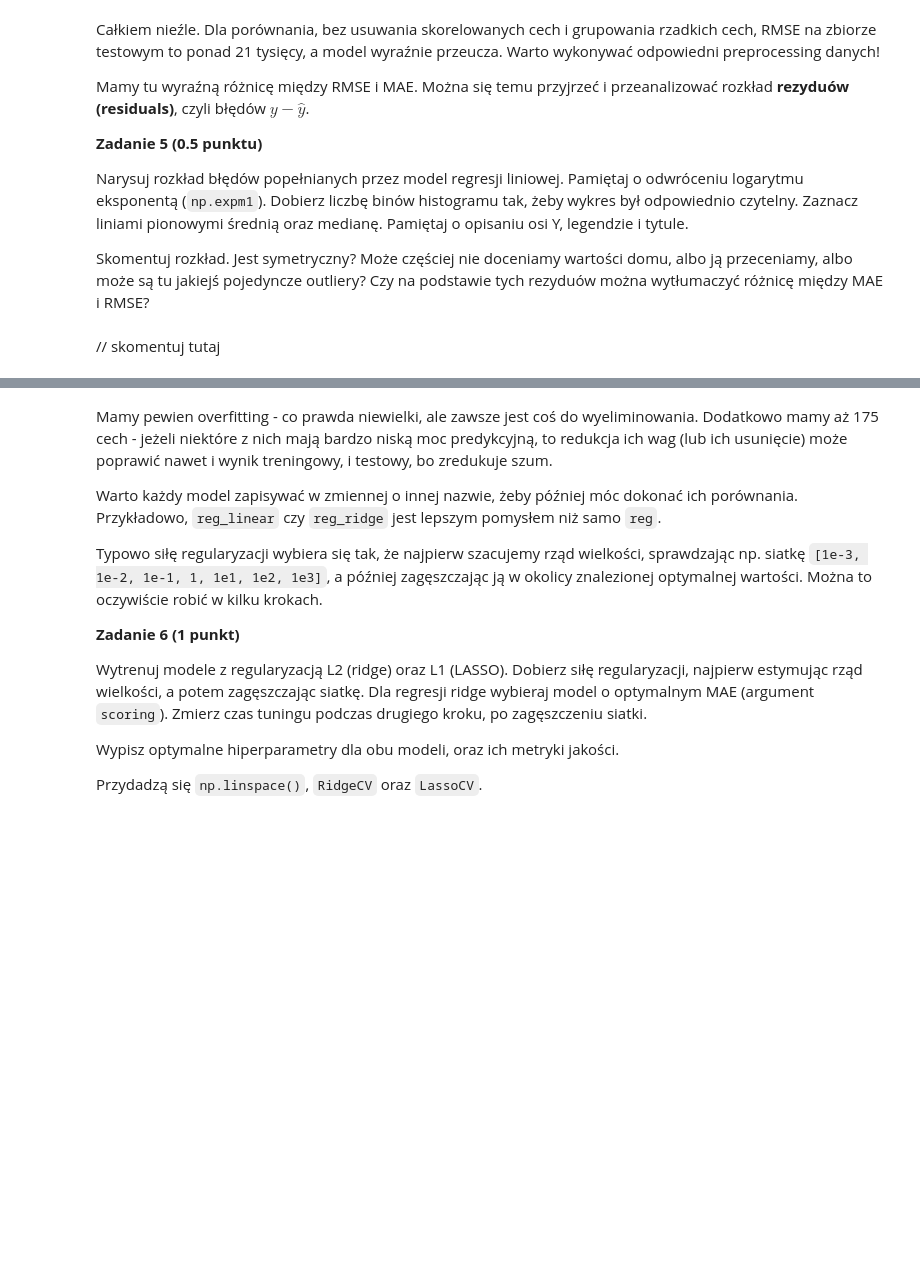
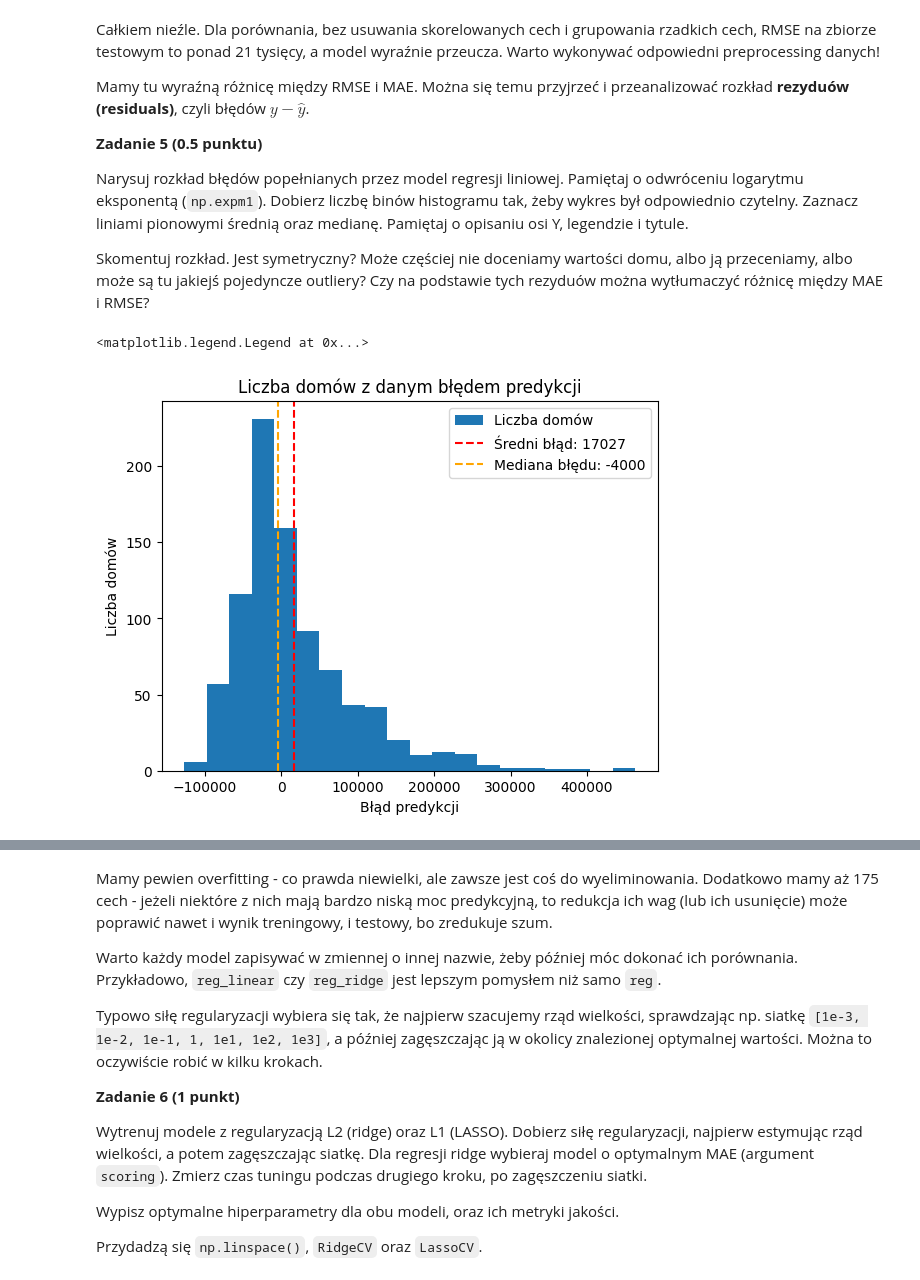
Before and after one commit to krzysztof-kopel/podstawy-uczenia-maszynowego, a Jupyter notebook: lab1/notebook.ipynb, the cells around one changed output, grey strips where cells are left out. Cells and saved outputs as stored; diff of their text form; code cells hidden in the pictures; blank space fills up the shorter version.

```diff
--- a/lab1/notebook.ipynb
+++ b/lab1/notebook.ipynb
@@ -382,7 +382,7 @@ num_transformer = Pipeline([
 
 pipeline = ColumnTransformer([
     ("num", num_transformer, numerical_features)
-], verbose_feature_names_out=False, remainder="passthrough")
+], verbose_feature_names_out=False)
 
 X_train_num = pipeline.fit_transform(X_train_raw)
 X_test_num = pipeline.transform(X_test_raw)
@@ -435,10 +435,10 @@ from feature_engine.encoding import RareLabelEncoder
 from sklearn.preprocessing import OneHotEncoder
 
 cat_pipeline = Pipeline([
-    ("rare-categories", RareLabelEncoder(tol=0.01)), ("one-hot-encoding", OneHotEncoder(drop="first"))
+    ("rare-categories", RareLabelEncoder(tol=0.01, n_categories=0)), ("one-hot-encoding", OneHotEncoder(drop="first", sparse_output=False))
 ])
 
-cat_transformer = ColumnTransformer([("pipeline", cat_pipeline, categorical_features)], verbose_feature_names_out=False, remainder="passthrough")
+cat_transformer = ColumnTransformer([("pipeline", cat_pipeline, categorical_features)], verbose_feature_names_out=False)
 
 X_train_cat = cat_transformer.fit_transform(X_train_raw)
 X_test_cat = cat_transformer.transform(X_test_raw)
@@ -506,5 +509,20 @@ Mamy tu wyraźną różnicę między RMSE i MAE. Można się temu przyjrzeć i p
 Narysuj rozkład błędów popełnianych przez model regresji liniowej. Pamiętaj o odwróceniu logarytmu eksponentą (`np.expm1`). Dobierz liczbę binów histogramu tak, żeby wykres był odpowiednio czytelny. Zaznacz liniami pionowymi średnią oraz medianę. Pamiętaj o opisaniu osi Y, legendzie i tytule.
 
 Skomentuj rozkład. Jest symetryczny? Może częściej nie doceniamy wartości domu, albo ją przeceniamy, albo może są tu jakiejś pojedyncze outliery? Czy na podstawie tych rezyduów można wytłumaczyć różnicę między MAE i RMSE?
-# %% [markdown]
-// skomentuj tutaj
+# %%
+y_test_exp = np.expm1(y_test)
+y_pred_test_exp = np.expm1(y_pred_test)
+
+errors = y_test_exp - y_pred_test_exp
+errors.plot.hist(bins=20)
+plt.xlabel("Błąd predykcji")
+plt.ylabel("Liczba domów")
+plt.title("Liczba domów z danym błędem predykcji")
+
+plt.axvline(errors.mean(), color="red", ls="--")
+plt.axvline(errors.median(), color="orange", ls="--")
+
+plt.legend(["Liczba domów", f"Średni błąd: {round(errors.mean())}", f"Mediana błędu: {round(errors.median())}"])
+# %% [output]
+<matplotlib.legend.Legend at 0x...>
+[figure, added]
```
Also changed, not shown: parts of 7 cells of this notebook, 2 other files.
